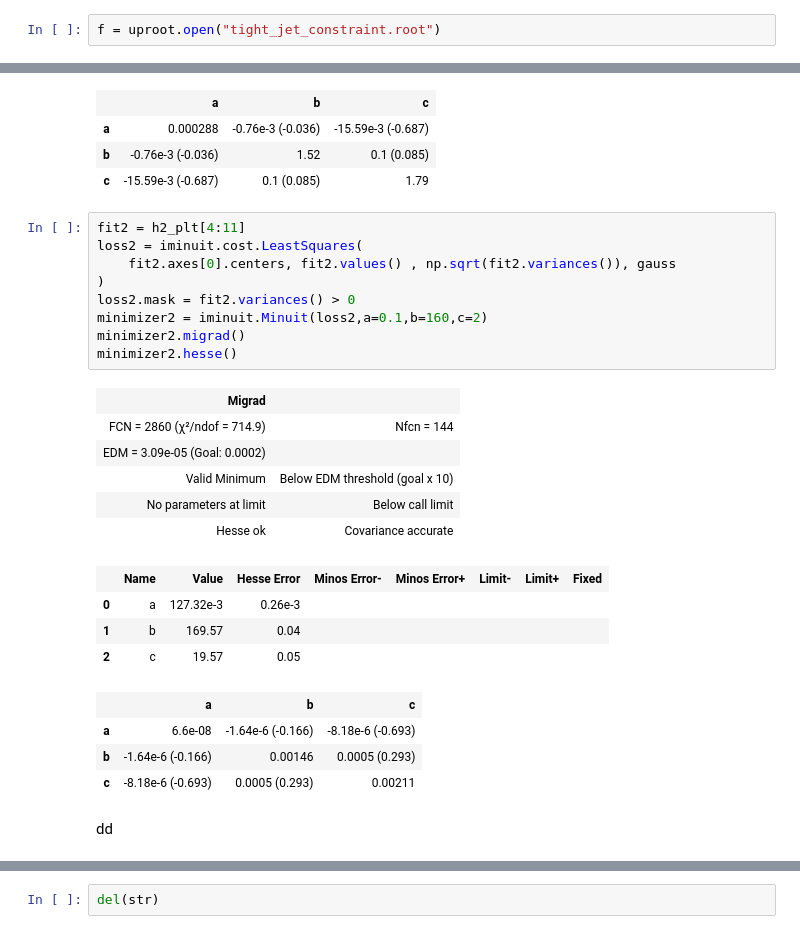
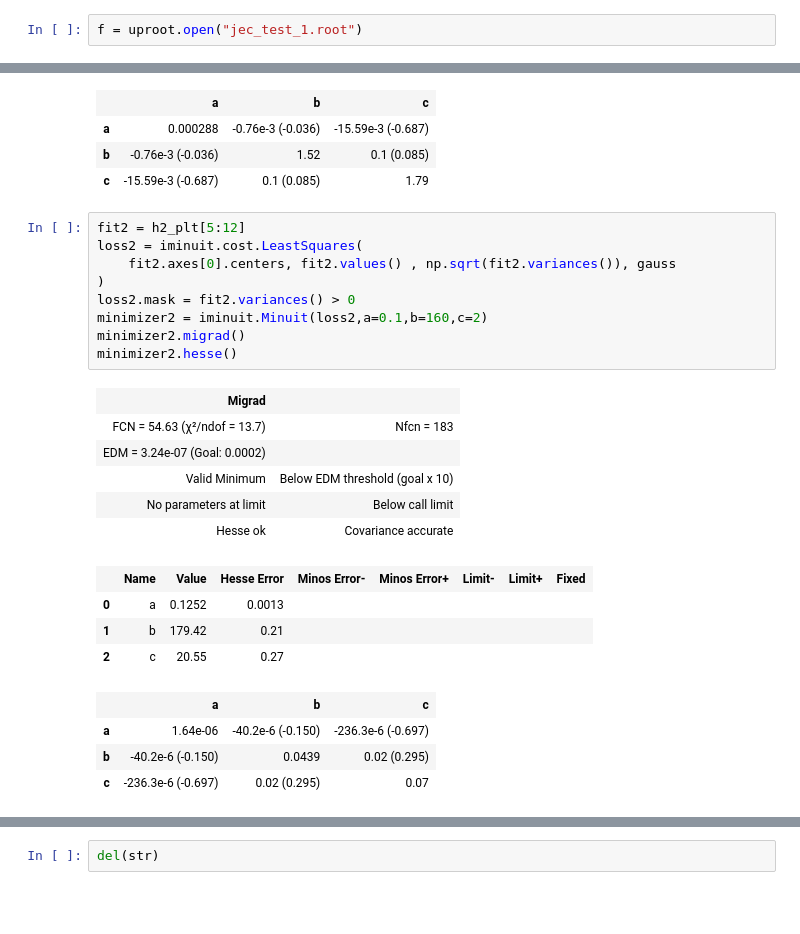
Before and after one commit to akanugan/MultiJets, a Jupyter notebook: TopStudies/run2TT.ipynb, the cells around one changed output, grey strips where cells are left out. Saved outputs shown, nothing was run; the diff lists cells and outputs as text; blank space fills up the shorter version.

```diff
--- a/TopStudies/run2TT.ipynb
+++ b/TopStudies/run2TT.ipynb
@@ -35,7 +35,7 @@ h_mass = h_mass["DeltaGr250",:]
 # %%
 h_mass = h_mass/h_mass.sum().value
 # %%
-f = uproot.open("tight_jet_constraint.root")
+f = uproot.open("jec_test_1.root")
 # %%
 hr3 = f["mass/" + "TTbar"].to_hist()['DeltaGr250',:]
 # %%
@@ -88,28 +95,26 @@ minimizer.hesse()
 | b | -0.76e-3 (-0.036) | 1.52 | 0.1 (0.085) |
 | c | -15.59e-3 (-0.687) | 0.1 (0.085) | 1.79 |
 # %%
-fit2 = h2_plt[4:11]
+fit2 = h2_plt[5:12]
 loss2 = iminuit.cost.LeastSquares(
     fit2.axes[0].centers, fit2.values() , np.sqrt(fit2.variances()), gauss
 )
 loss2.mask = fit2.variances() > 0
 minimizer2 = iminuit.Minuit(loss2,a=0.1,b=160,c=2)
 minimizer2.migrad()
 minimizer2.hesse()
 # %% [output]
 | Migrad |  |
-| FCN = 2860 (χ²/ndof = 714.9) | Nfcn = 144 |
-| EDM = 3.09e-05 (Goal: 0.0002) |  |
+| FCN = 54.63 (χ²/ndof = 13.7) | Nfcn = 183 |
+| EDM = 3.24e-07 (Goal: 0.0002) |  |
 | Valid Minimum | Below EDM threshold (goal x 10) |
 | No parameters at limit | Below call limit |
 | Hesse ok | Covariance accurate |
 |  | Name | Value | Hesse Error | Minos Error- | Minos Error+ | Limit- | Limit+ | Fixed |
-| 0 | a | 127.32e-3 | 0.26e-3 |  |  |  |  |  |
-| 1 | b | 169.57 | 0.04 |  |  |  |  |  |
-| 2 | c | 19.57 | 0.05 |  |  |  |  |  |
+| 0 | a | 0.1252 | 0.0013 |  |  |  |  |  |
+| 1 | b | 179.42 | 0.21 |  |  |  |  |  |
+| 2 | c | 20.55 | 0.27 |  |  |  |  |  |
 |  | a | b | c |
-| a | 6.6e-08 | -1.64e-6 (-0.166) | -8.18e-6 (-0.693) |
-| b | -1.64e-6 (-0.166) | 0.00146 | 0.0005 (0.293) |
-| c | -8.18e-6 (-0.693) | 0.0005 (0.293) | 0.00211 |
+| a | 1.64e-06 | -40.2e-6 (-0.150) | -236.3e-6 (-0.697) |
+| b | -40.2e-6 (-0.150) | 0.0439 | 0.02 (0.295) |
+| c | -236.3e-6 (-0.697) | 0.02 (0.295) | 0.07 |
-# %% [markdown]
-dd
```
Also changed, not shown: parts of 7 cells of this notebook, 2 other files.
